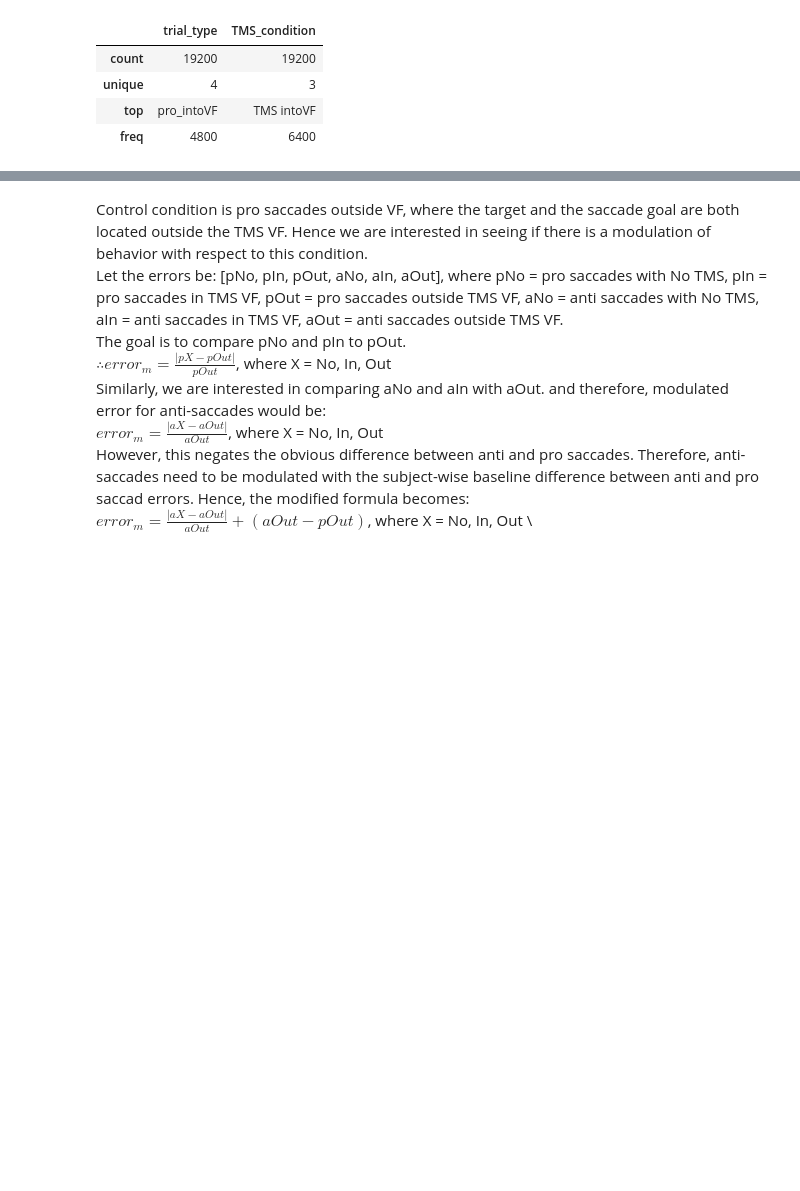
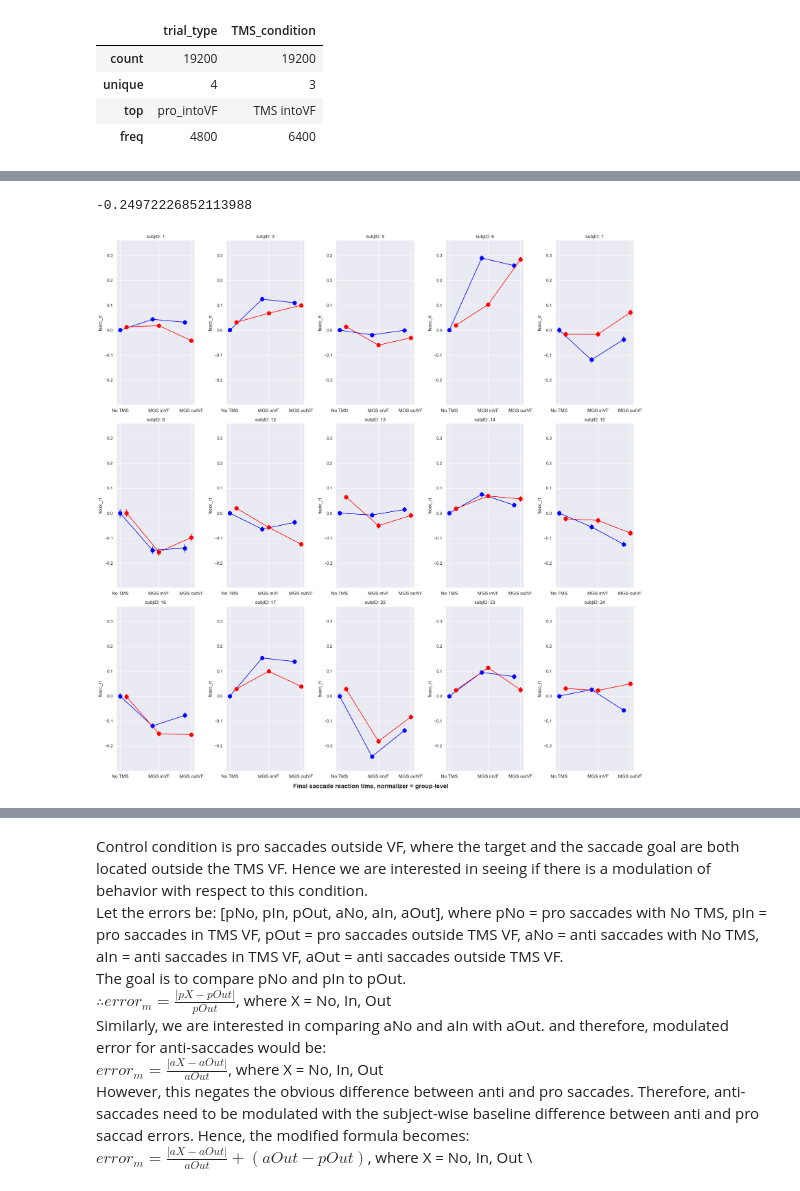
Before and after one commit to mindemory/mgs_stimul, a Jupyter notebook: mgsAnalysis/analysisEye/main.ipynb, the cells around one changed output, grey strips where cells are left out. Drawn from its saved outputs; the diff is of its cells as text; code cells hidden in the pictures; blank space fills up the shorter version.

Commit message:
rewriting some behav plotting tools

```diff
--- a/mgsAnalysis/analysisEye/main.ipynb
+++ b/mgsAnalysis/analysisEye/main.ipynb
@@ -74,0 +75,5 @@ memory usage: 8.0+ MB
+# %%
+subject_wise_error_plot(df_filtered[df_filtered['subjID'] != 18], 'fsacc_rt', normalizer = 'group_level', indiv_summary = True, remove_outliers = False)
+# %% [output]
+-0.24972226852113988
+[figure, added]
```
Also changed, not shown: parts of 8 cells of this notebook, 6 other files.
